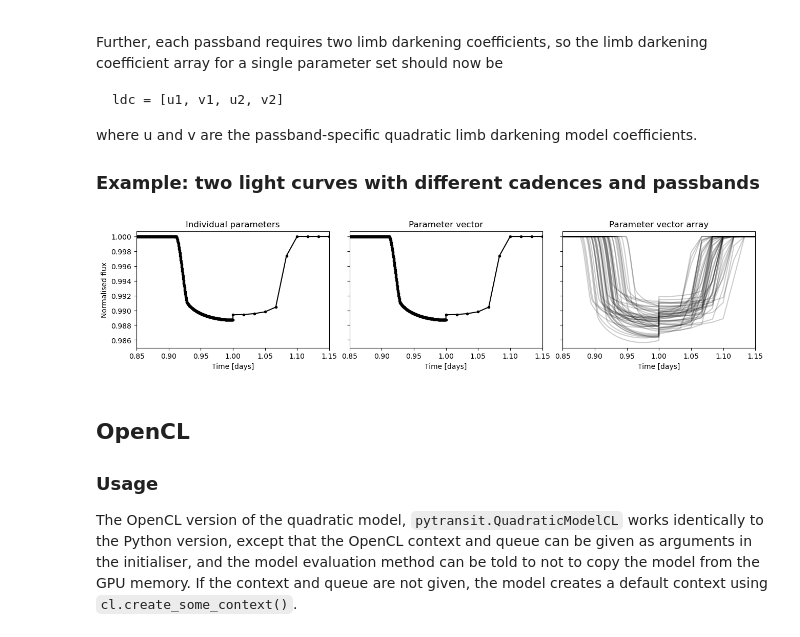
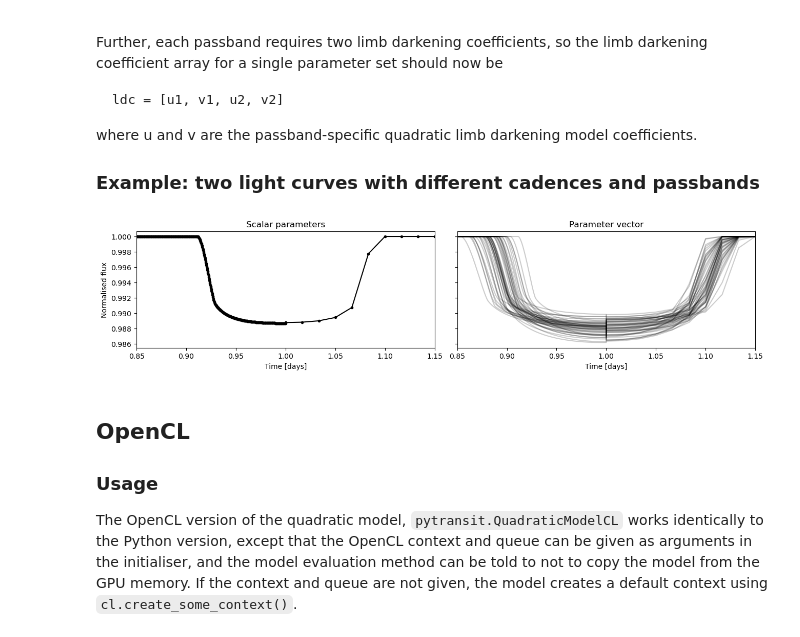
Before and after one commit to hpparvi/PyTransit, a Jupyter notebook: notebooks/example_quadratic_model.ipynb, the cells around one changed output. Drawn from its saved outputs; the diff is of its cells as text; code cells hidden in the pictures.

```diff
--- a/notebooks/example_quadratic_model.ipynb
+++ b/notebooks/example_quadratic_model.ipynb
@@ -12,17 +12,23 @@ sys.path.append('..')
 # %%
 from pytransit import QuadraticModel
 # %%
+npv = 50
 seed(0)
 
 times_sc = linspace(0.85, 1.15, 1000)  # Short cadence time stamps
 times_lc = linspace(0.85, 1.15,  100)  # Long cadence time stamps
 
 k, t0, p, a, i, e, w  = 0.1, 1., 2.1, 3.2, 0.5*pi, 0.3, 0.4*pi
-pvp = tile([k, t0, p, a, i, e, w], (50,1))
-pvp[1:,0] += normal(0.0, 0.005, size=pvp.shape[0]-1)
-pvp[1:,1] += normal(0.0, 0.02, size=pvp.shape[0]-1)
+ldc = array([0.3, 0.1])
 
-ldc = stack([normal(0.3, 0.05, pvp.shape[0]), normal(0.1, 0.02, pvp.shape[0])], 1)
+ks    = normal(k, 0.002, npv)
+t0s   = normal(t0, 0.004, npv)
+ps    = normal(p, 0.01, npv)
+smas  = normal(a, 0.1, npv)
+incs  = uniform(0.49*pi, 0.5*pi, npv)
+es    = uniform(0, 0.25, npv)
+ws    = uniform(0, 2*pi, npv)
+ldc   = uniform(0.1, 0.5, size=(npv, 2))
 # %% [markdown]
 ## Model initialization
 
@@ -66,19 +72,15 @@ In the case of a heterogeneous time series with multiple passbands (more details
      [un1, vn1, un2, vn2, ... unn, vnn]]
 # %%
 def plot_transits(tm, ldc, fmt='k'):
-    fig, axs = subplots(1, 3, figsize = (13,3), constrained_layout=True, sharey=True)
+    fig, axs = subplots(1, 2, figsize = (13,3), constrained_layout=True, sharey=True)
 
-    flux = tm.evaluate_ps(k, ldc[0], t0, p, a, i, e, w)
+    flux = tm.evaluate(k, ldc[0], t0, p, a, i, e, w)
     axs[0].plot(tm.time, flux, fmt)
-    axs[0].set_title('Individual parameters')
+    axs[0].set_title('Scalar parameters')
 
-    flux = tm.evaluate_pv(pvp[0], ldc[0])
-    axs[1].plot(tm.time, flux, fmt)
+    flux = tm.evaluate(ks, ldc, t0s, ps, smas, incs, es, ws)
+    axs[1].plot(tm.time, flux.T, 'k', alpha=0.2)
     axs[1].set_title('Parameter vector')
-
-    flux = tm.evaluate_pv(pvp, ldc)
-    axs[2].plot(tm.time, flux.T, 'k', alpha=0.2);
-    axs[2].set_title('Parameter vector array')
 
     setp(axs[0], ylabel='Normalised flux')
     setp(axs, xlabel='Time [days]', xlim=tm.time[[0,-1]])
@@ -92,6 +94,6 @@ plot_transits(tm, ldc)
 
 The transit model can be supersampled by setting the `nsamples` and `exptimes` arguments in `set_data`.
 # %%
-tm.set_data(times_lc, nsamples=10, exptimes=0.01)
+tm.set_data(times_lc, nsamples=10, exptimes=0.02)
 plot_transits(tm, ldc)
 # %% [output]
@@ -127,19 +129,17 @@ where u and v are the passband-specific quadratic limb darkening model coefficie
 # %%
 times_1 = linspace(0.85, 1.0, 500)
 times_2 = linspace(1.0, 1.15,  10)
 times = concatenate([times_1, times_2])
 lcids = concatenate([full(times_1.size, 0, 'int'), full(times_2.size, 1, 'int')])
 pbids = [0, 1]
 nsamples = [1, 10]
 exptimes = [0, 0.0167]
-
-ldc2 = tile(ldc, (1,2))
-ldc2[:,2:] /= 2
+ldc = uniform(0.1, 0.5, (npv, 2, 2))
 
 tm.set_data(times, lcids, pbids, nsamples=nsamples, exptimes=exptimes)
-plot_transits(tm, ldc2, 'k.-')
+plot_transits(tm, ldc, 'k.-')
 # %% [output]
-[figure, old version]
+[figure, new version]
 # %% [markdown]
 ## OpenCL
 ### Usage
```
Also changed, not shown: parts of 6 cells of this notebook.
